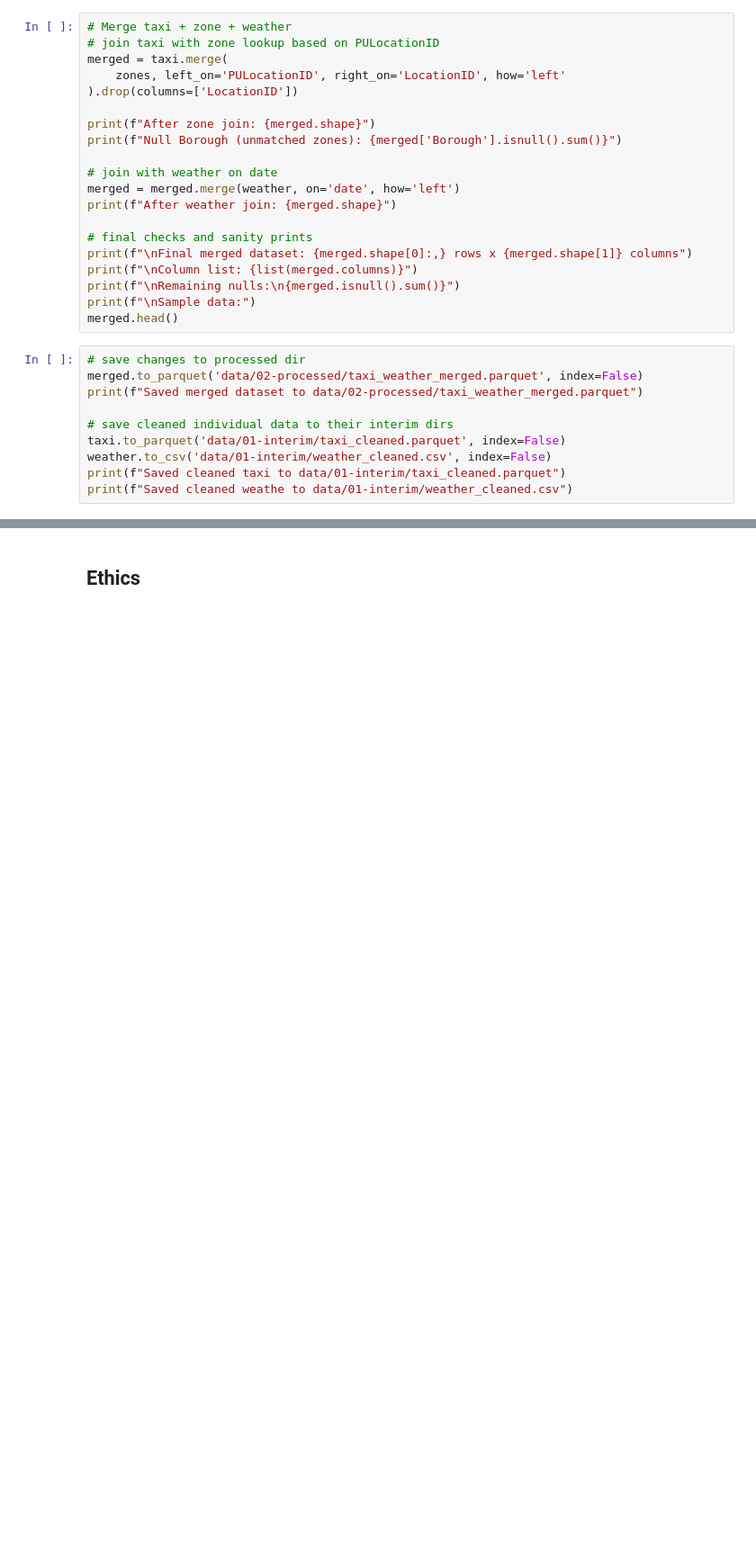
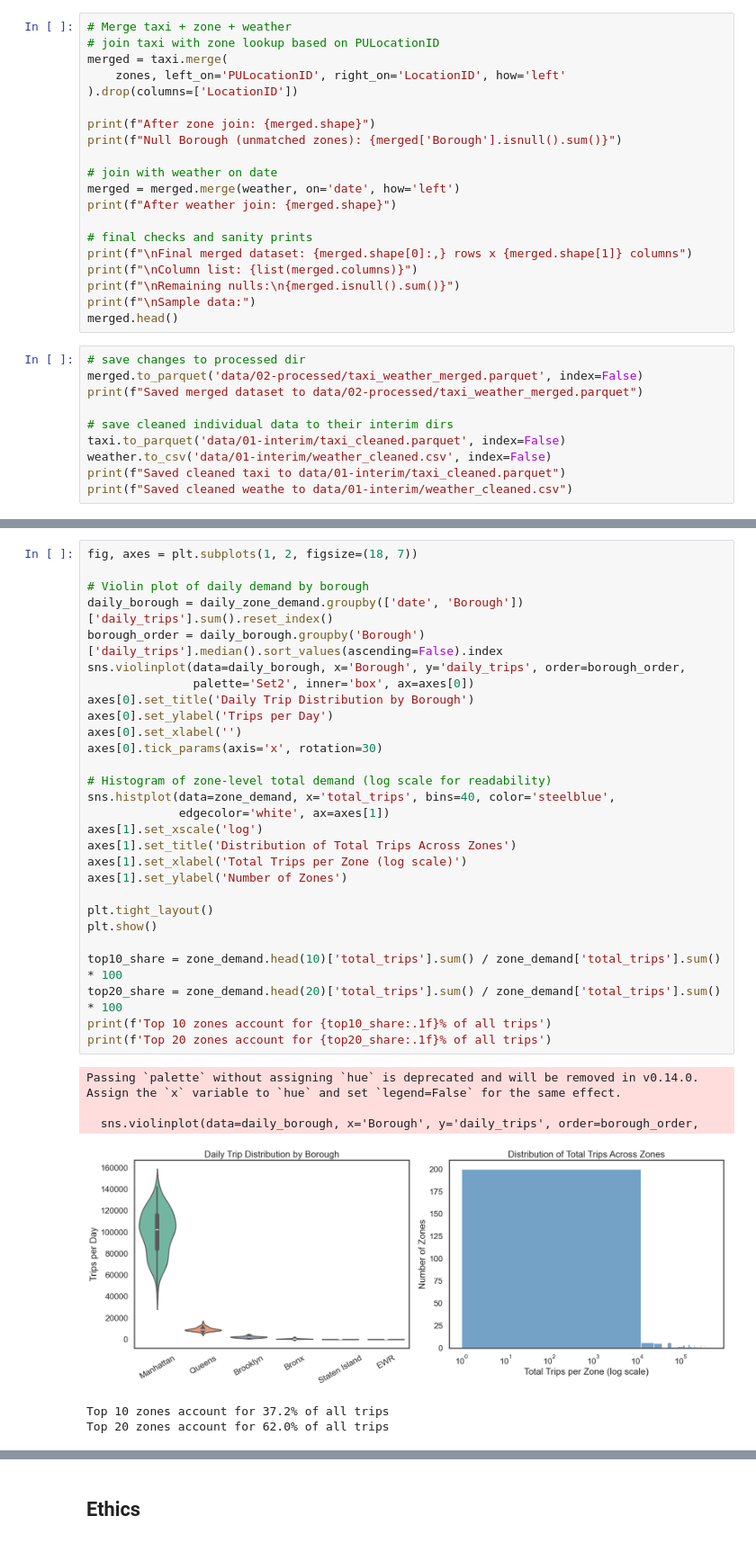
Before and after one commit to COGS108/Group062_WI26, a Jupyter notebook: 02-EDACheckpoint.ipynb, the cells around one changed output, grey strips where cells are left out. Shown at 90% size. Drawn from its saved outputs; the diff is of its cells as text; blank space fills up the shorter version.

```diff
--- a/02-EDACheckpoint.ipynb
+++ b/02-EDACheckpoint.ipynb
@@ -339,0 +412,35 @@ Some more words and stuff.  Remember notebooks work best if you interleave the c
+# %%
+fig, axes = plt.subplots(1, 2, figsize=(18, 7))
+
+# Violin plot of daily demand by borough
+daily_borough = daily_zone_demand.groupby(['date', 'Borough'])['daily_trips'].sum().reset_index()
+borough_order = daily_borough.groupby('Borough')['daily_trips'].median().sort_values(ascending=False).index
+sns.violinplot(data=daily_borough, x='Borough', y='daily_trips', order=borough_order,
+               palette='Set2', inner='box', ax=axes[0])
+axes[0].set_title('Daily Trip Distribution by Borough')
+axes[0].set_ylabel('Trips per Day')
+axes[0].set_xlabel('')
+axes[0].tick_params(axis='x', rotation=30)
+
+# Histogram of zone-level total demand (log scale for readability)
+sns.histplot(data=zone_demand, x='total_trips', bins=40, color='steelblue',
+             edgecolor='white', ax=axes[1])
+axes[1].set_xscale('log')
+axes[1].set_title('Distribution of Total Trips Across Zones')
+axes[1].set_xlabel('Total Trips per Zone (log scale)')
+axes[1].set_ylabel('Number of Zones')
+
+plt.tight_layout()
+plt.show()
+
+top10_share = zone_demand.head(10)['total_trips'].sum() / zone_demand['total_trips'].sum() * 100
+top20_share = zone_demand.head(20)['total_trips'].sum() / zone_demand['total_trips'].sum() * 100
+print(f'Top 10 zones account for {top10_share:.1f}% of all trips')
+print(f'Top 20 zones account for {top20_share:.1f}% of all trips')
+# %% [output]
+Passing `palette` without assigning `hue` is deprecated and will be removed in v0.14.0. Assign the `x` variable to `hue` and set `legend=False` for the same effect.
+
+  sns.violinplot(data=daily_borough, x='Borough', y='daily_trips', order=borough_order,
+[figure, added]
+Top 10 zones account for 37.2% of all trips
+Top 20 zones account for 62.0% of all trips
```
Also changed, not shown: parts of 29 cells of this notebook, 5 other files.
